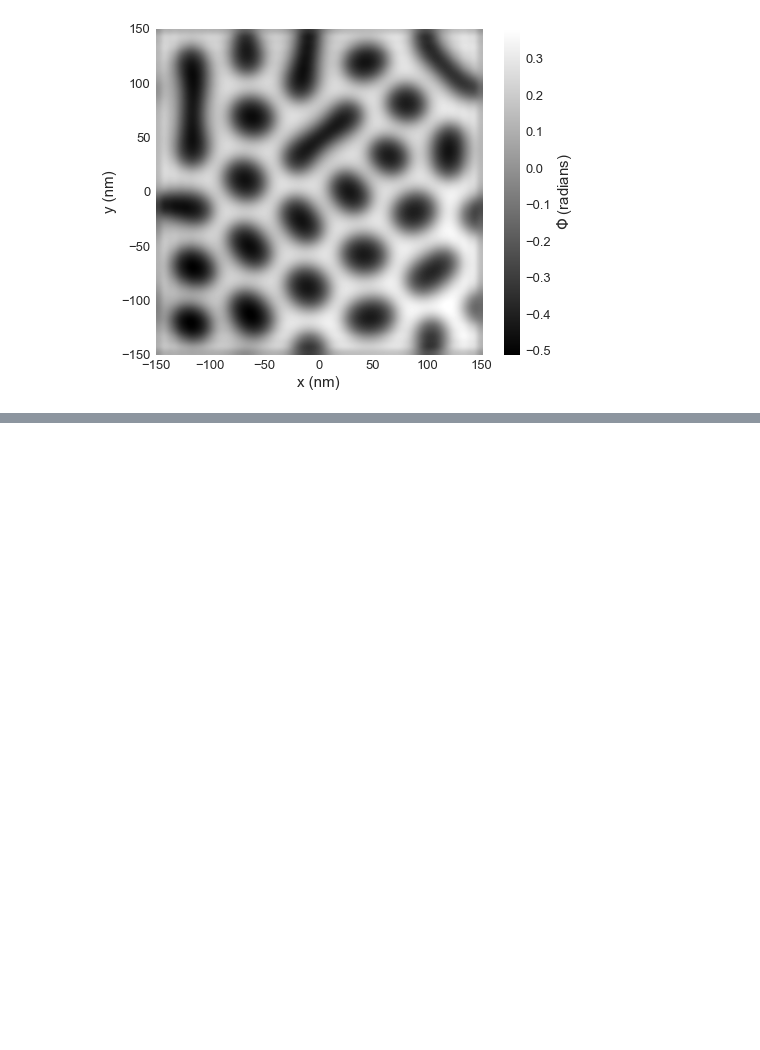
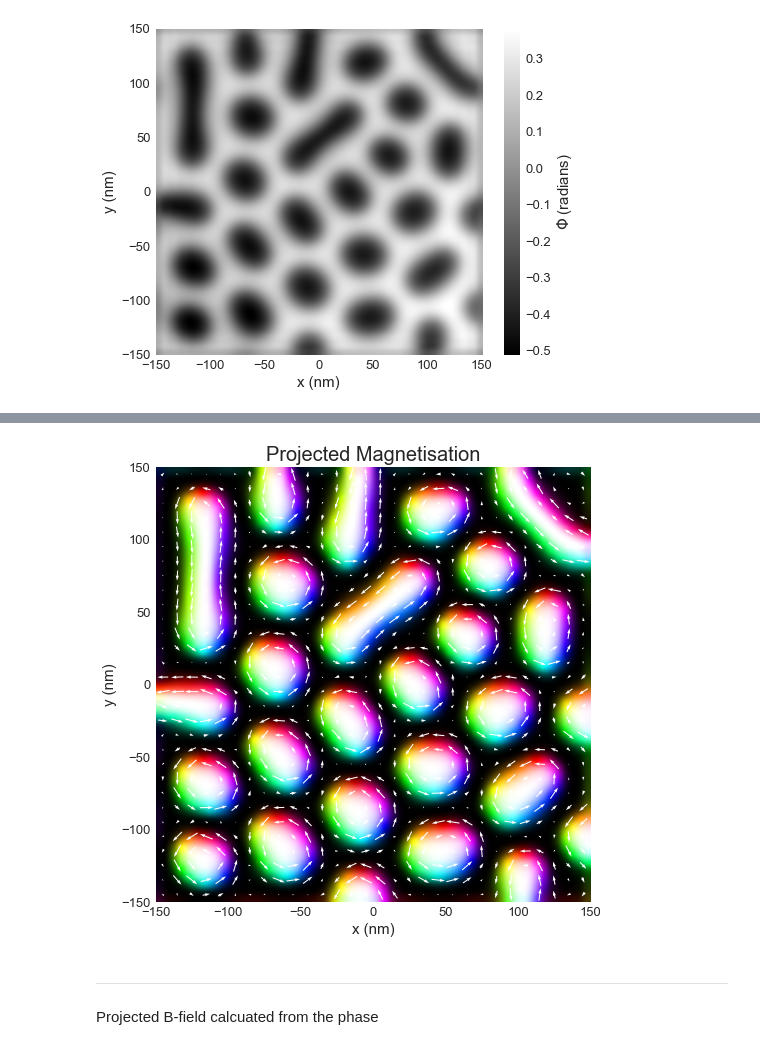
Before and after one commit to ubermag/mag2exp, a Jupyter notebook: LTEM_df_based.ipynb, the cells around one changed output, grey strips where cells are left out. Saved outputs shown, nothing was run; the diff lists cells and outputs as text; code cells hidden in the pictures; blank space fills up the shorter version.

```diff
--- a/LTEM_df_based.ipynb
+++ b/LTEM_df_based.ipynb
@@ -47,5 +47,5 @@ Running OOMMF (ExeOOMMFRunner) [2021/06/09 14:38]... (13.6 s)
 [figure]
 # %%
-mz_projection = system.m.project('z')
+m_projection = system.m.project('z')
 # %%
 fig, ax = plt.subplots()
@@ -72,0 +93,14 @@ phase.mpl_scalar(cmap='gray',
+# %%
+fig, ax = plt.subplots(figsize=(8,8))
+m_inplane_angle.mpl_scalar(ax=ax,
+                           cmap='hsv',
+                           interpolation='spline16',
+                           lightness_field=-m_projection.z,
+                           colorbar=False)
+m_projection.plane('z', n=(30, 30)).mpl_vector(ax=ax, color='w', use_color=False)
+ax.set_title('Projected Magnetisation');
+# %% [output]
+[figure, added]
+# %% [markdown]
+---
+Projected B-field calcuated from the phase
```
Also changed, not shown: parts of 13 cells of this notebook, 1 other file.
